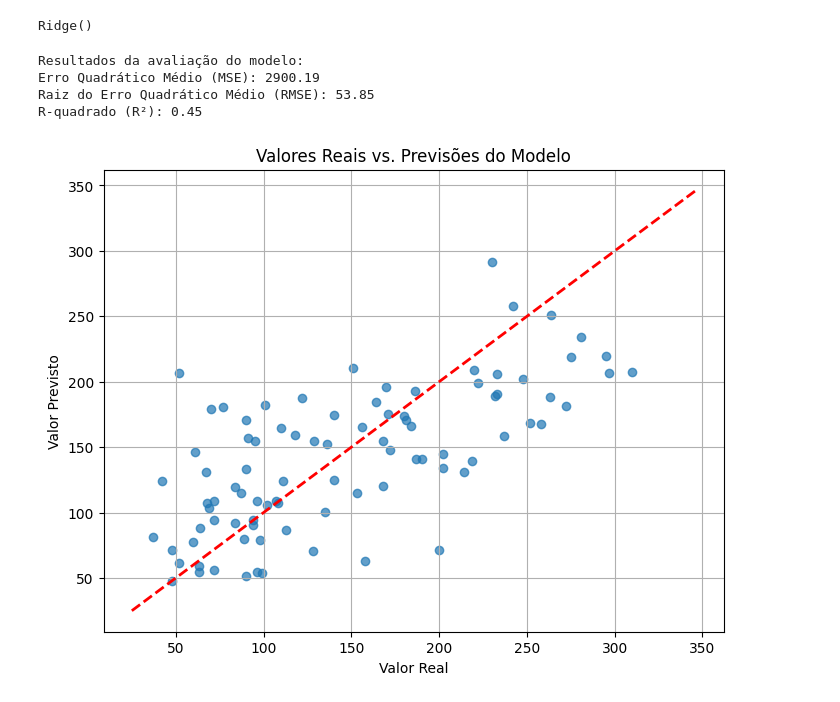
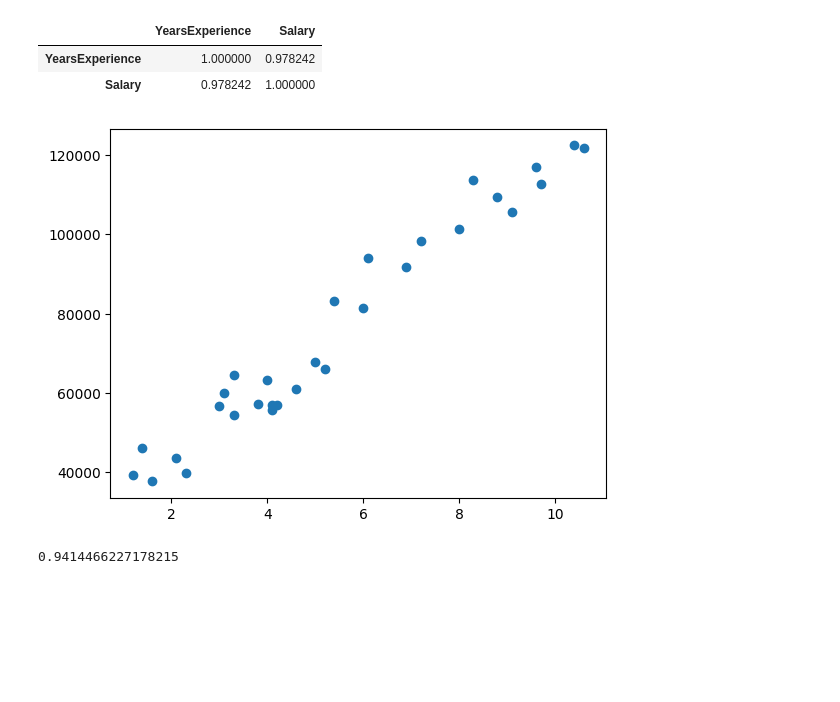
Before and after one commit to KevBoyz/some-python, a Jupyter notebook: Data_Science/Machine_Learning/Supervised/linear_regression.ipynb, the cells around one changed output. Cells and saved outputs as stored; diff of their text form; code cells hidden in the pictures; blank space fills up the shorter version.

```diff
--- a/Data_Science/Machine_Learning/Supervised/linear_regression.ipynb
+++ b/Data_Science/Machine_Learning/Supervised/linear_regression.ipynb
@@ -16,0 +11,7 @@ X, y = diabetes.data, diabetes.target
+# %%
+import kagglehub
+
+path = kagglehub.dataset_download("abhishek14398/salary-dataset-simple-linear-regression")
+path += '\\Salary_dataset.csv'
+df = pd.read_csv(path)
+df = df.drop(['Unnamed: 0'], axis=1)
@@ -17,40 +29,24 @@ X, y = diabetes.data, diabetes.target
+# %%
+df.corr()
+# %% [output]
+|  | YearsExperience | Salary |
+| YearsExperience | 1.000000 | 0.978242 |
+| Salary | 0.978242 | 1.000000 |
+# %%
+df = df.sort_values(by='YearsExperience')
+# %%
+plt.scatter(df['YearsExperience'], df['Salary'])
+plt.show()
+# %% [output]
+[figure, added]
 # %%
-X_train, X_test, y_train, y_test = train_test_split(X, y, test_size=0.2, random_state=42)
+X = df[['YearsExperience']]
+y = df['Salary']
+
+X_train, X_test, y_train, y_test = train_test_split(X, y, test_size=0.3, random_state=42)
+
+lr = LinearRegression()
+lr.fit(X_train, y_train)
+lr.score(X_test, y_test)
+# %% [output]
+0.9414466227178215
-# %%
-lr = LinearRegression()
-lr.fit(X_train, y_train)
-
-ls = Lasso()
-ls.fit(X_train, y_train)
-
-rr = Ridge()
-rr.fit(X_train, y_train)
-# %% [output]
-Ridge()
-# %%
-y_pred = lr.predict(X_test)
-
-mse = mean_squared_error(y_test, y_pred)
-rmse = np.sqrt(mse)
-r2 = r2_score(y_test, y_pred)
-
-print(f"\nResultados da avaliação do modelo:")
-print(f"Erro Quadrático Médio (MSE): {mse:.2f}")
-print(f"Raiz do Erro Quadrático Médio (RMSE): {rmse:.2f}")
-print(f"R-quadrado (R²): {r2:.2f}")
-# %% [output]
-Resultados da avaliação do modelo:
-Erro Quadrático Médio (MSE): 2900.19
-Raiz do Erro Quadrático Médio (RMSE): 53.85
-R-quadrado (R²): 0.45
-# %%
-plt.figure(figsize=(8, 6))
-plt.scatter(y_test, y_pred, alpha=0.7)
-plt.plot([y.min(), y.max()], [y.min(), y.max()], 'r--', lw=2)  # Linha de referência (y_test == y_pred)
-plt.xlabel("Valor Real")
-plt.ylabel("Valor Previsto")
-plt.title("Valores Reais vs. Previsões do Modelo")
-plt.grid(True)
-plt.show()
-# %% [output]
-[figure, removed]
```
Also changed, not shown: parts of 12 cells of this notebook, 1 other file.
